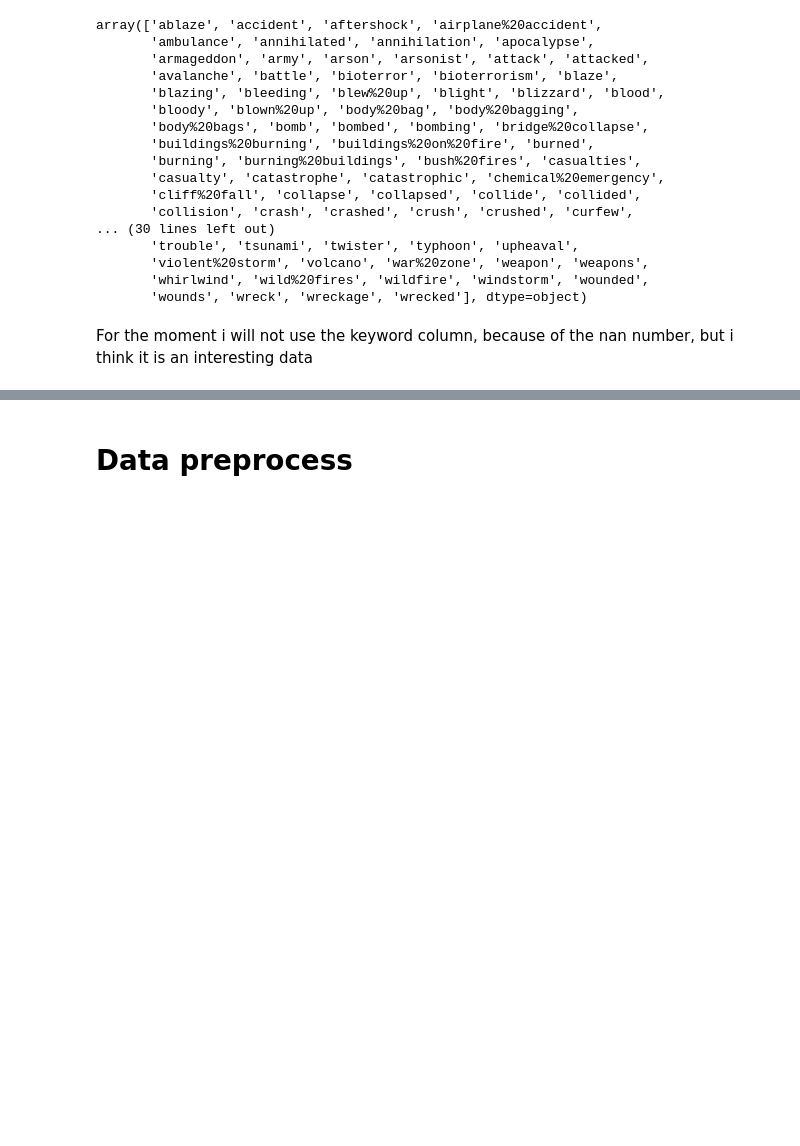
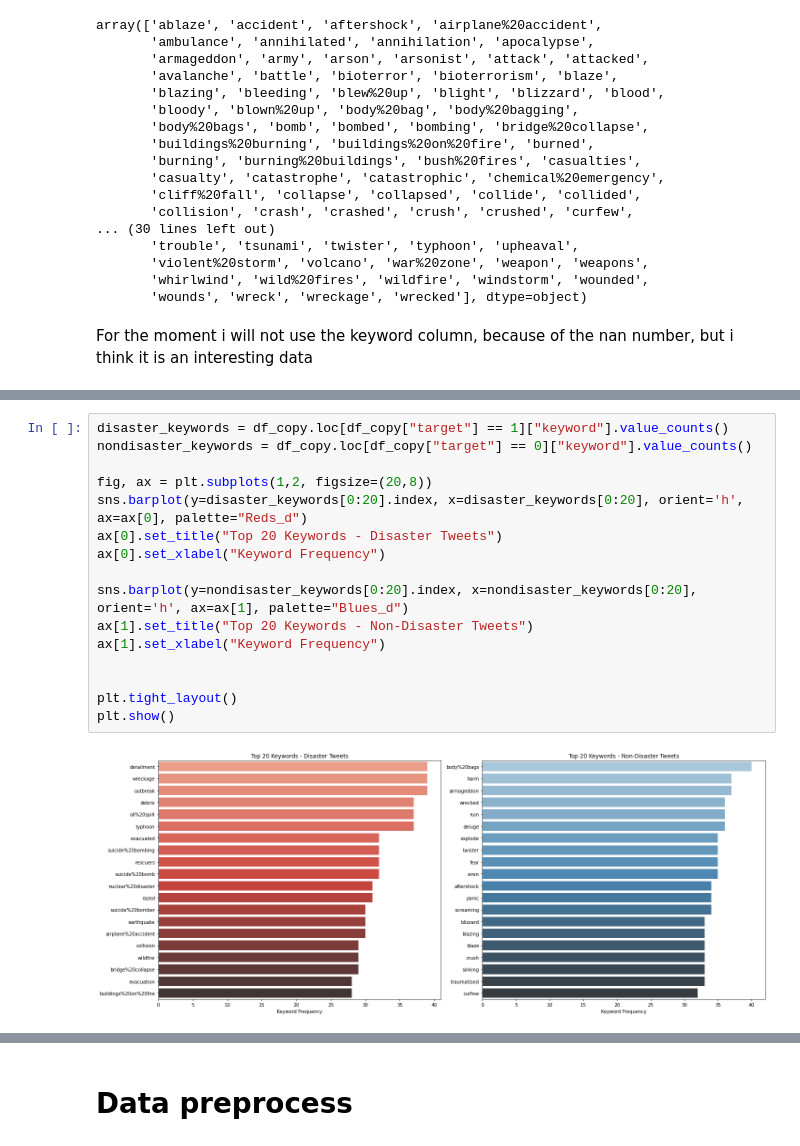
Before and after one commit to BotMaximeDupouy/kaggle_challenges, a Jupyter notebook: nlp_disasters_tweeter/nlp_kaggle_challenge.ipynb, the cells around one changed output, grey strips where cells are left out. Cells and saved outputs as stored; diff of their text form; blank space fills up the shorter version.

```diff
--- a/nlp_disasters_tweeter/nlp_kaggle_challenge.ipynb
+++ b/nlp_disasters_tweeter/nlp_kaggle_challenge.ipynb
@@ -105,0 +120,18 @@ For the moment i will not use the keyword column, because of the nan number, but
+# %%
+disaster_keywords = df_copy.loc[df_copy["target"] == 1]["keyword"].value_counts()
+nondisaster_keywords = df_copy.loc[df_copy["target"] == 0]["keyword"].value_counts()
+
+fig, ax = plt.subplots(1,2, figsize=(20,8))
+sns.barplot(y=disaster_keywords[0:20].index, x=disaster_keywords[0:20], orient='h', ax=ax[0], palette="Reds_d")
+ax[0].set_title("Top 20 Keywords - Disaster Tweets")
+ax[0].set_xlabel("Keyword Frequency")
+
+sns.barplot(y=nondisaster_keywords[0:20].index, x=nondisaster_keywords[0:20], orient='h', ax=ax[1], palette="Blues_d")
+ax[1].set_title("Top 20 Keywords - Non-Disaster Tweets")
+ax[1].set_xlabel("Keyword Frequency")
+
+
+plt.tight_layout()
+plt.show()
+# %% [output]
+[figure, added]
```
Also changed, not shown: parts of 93 cells of this notebook, 3 other files.
